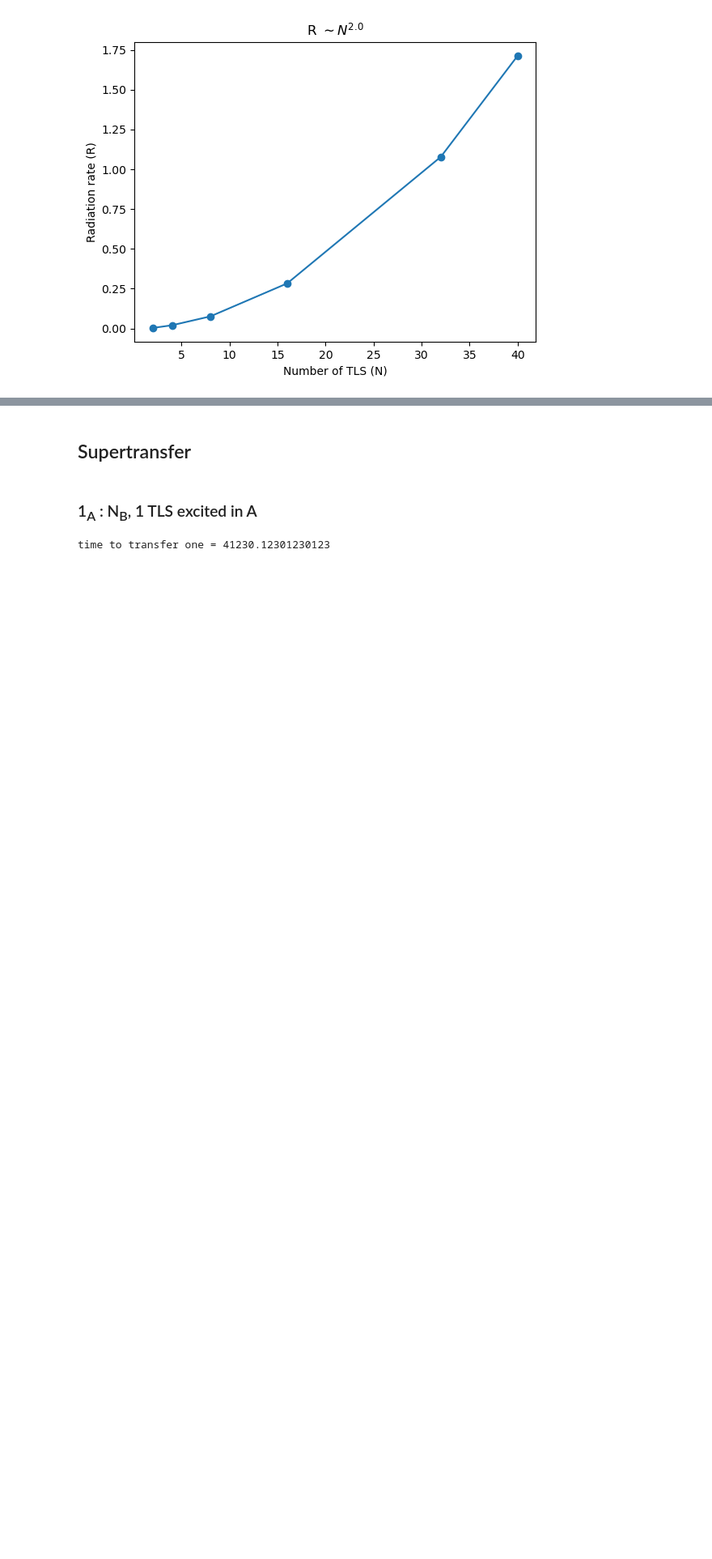
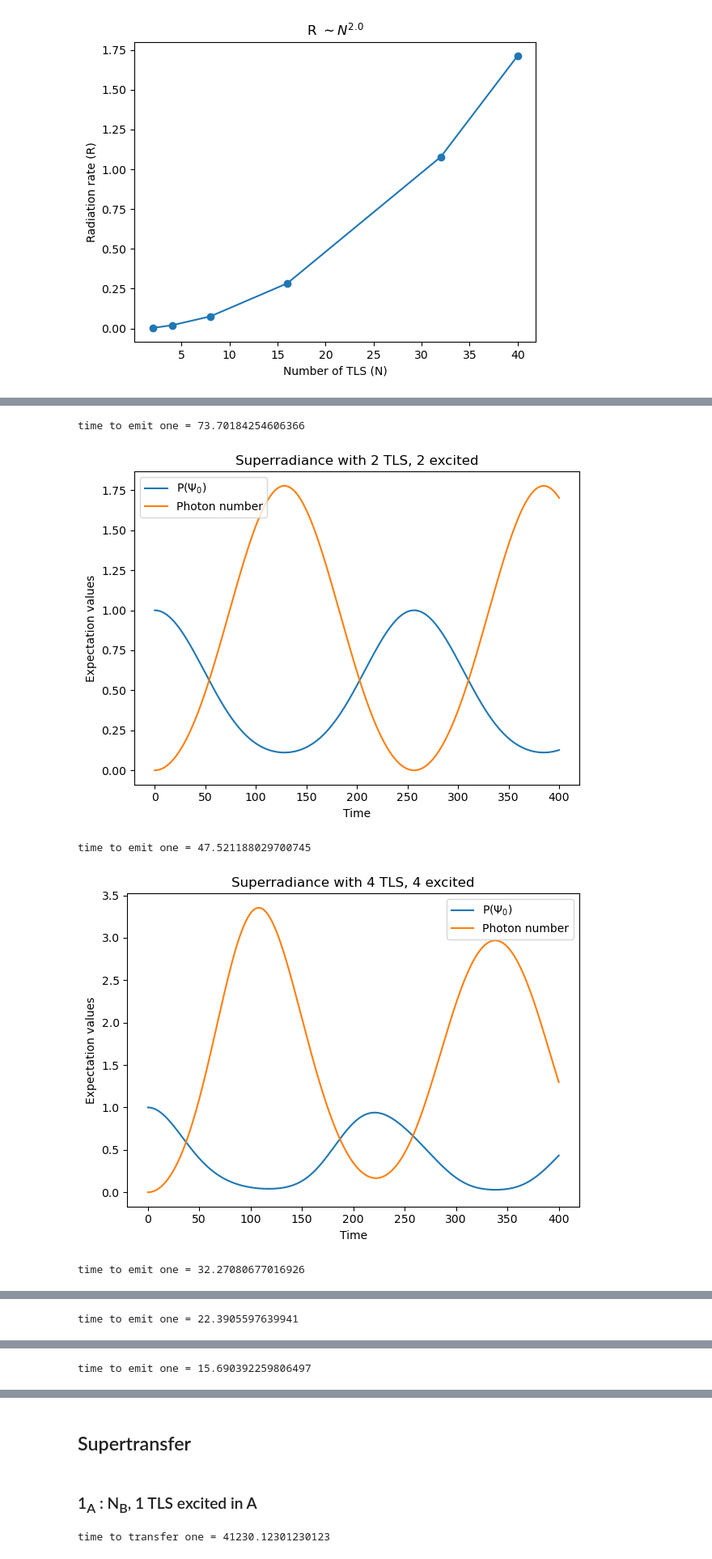
Before and after one commit to project-ida/two-state-quantum-systems, a Jupyter notebook: 06D-many-two-state-systems.ipynb, the cells around one changed output, grey strips where cells are left out. Shown at 81% size. Cells and saved outputs as stored; diff of their text form; code cells hidden in the pictures; blank space fills up the shorter version.

Commit message:
Updates many two state systems

```diff
--- a/06D-many-two-state-systems.ipynb
+++ b/06D-many-two-state-systems.ipynb
@@ -206,7 +269,7 @@ for N in Ns:
     num_excited =  1
     max_bosons = num_excited*2
 
-    two_state, bosons, interaction, number, nmm_list = make_operators(max_bosons=max_bosons, parity=0, num_TLS=N)
+    two_state, bosons, interaction, number, nm_list = make_operators(max_bosons=max_bosons, parity=0, num_TLS=N)
 
     psi_atom = basis(len(m_vals(N/2)), N-1)
     psi_field = fock(max_bosons+1, 0)  # Field in vacuum state
@@ -227,7 +290,7 @@ for N in Ns:
     transfer_times.append(time_to_emit_one)
     rates.append(2*np.pi / time_to_emit_one)
 
-    print(f"time to transfer one = {time_to_emit_one}")
+    print(f"time to emit one = {time_to_emit_one}")
 
     plt.figure()
 
@@ -278,7 +341,7 @@ for N in Ns:
     num_excited = N//2 or 1
     max_bosons = num_excited*2
 
-    two_state, bosons, interaction, number, nmm_list = make_operators(max_bosons=max_bosons, parity=0, num_TLS=N)
+    two_state, bosons, interaction, number, nm_list = make_operators(max_bosons=max_bosons, parity=0, num_TLS=N)
 
     psi_atom = basis(len(m_vals(N/2)), N//2)
     psi_field = fock(max_bosons+1, 0)  # Field in vacuum state
@@ -299,7 +362,7 @@ for N in Ns:
     transfer_times.append(time_to_emit_one)
     rates.append(2*np.pi / time_to_emit_one)
 
-    print(f"time to transfer one = {time_to_emit_one}")
+    print(f"time to emit one = {time_to_emit_one}")
 
     plt.figure()
 
@@ -338,0 +404,67 @@ ax.set_ylabel("Radiation rate (R)");
+# %%
+U=0.01
+omega=1
+deltaE=1
+Ns = [2,4,8,16,32]
+transfer_times = []
+rates = []
+
+for N in Ns:
+    num_excited = N
+    max_bosons = num_excited*2
+
+    two_state, bosons, interaction, number, nm_list = make_operators(max_bosons=max_bosons, parity=0, num_TLS=N)
+
+    psi_atom = basis(len(m_vals(N/2)), 0)
+    psi_field = fock(max_bosons+1, 0)  # Field in vacuum state
+    psi0 = tensor(psi_field, psi_atom)
+
+    H = deltaE*two_state  + bosons + U*interaction
+
+
+    # Time list
+    tlist = np.linspace(0,  400, 40000)
+
+
+    # Evolve the system
+    result = mesolve(H, psi0, tlist, [], [psi0*psi0.dag(), number])
+
+    # result = mesolve(H, psi0, tlist, [])
+
+
+    time_to_emit_one = tlist[np.where(np.abs((result.expect[1]-1))<0.01)[0][0]]
+
+    transfer_times.append(time_to_emit_one)
+    rates.append(2*np.pi / time_to_emit_one)
+
+    print(f"time to emit one = {time_to_emit_one}")
+
+    plt.figure()
+
+    plt.title(f"Superradiance with {N} TLS, {num_excited} excited")
+    plt.xlabel("Time")
+    plt.ylabel("Expectation values")
+    plt.plot(tlist, result.expect[0], label="P($\Psi_0$)")
+    plt.plot(tlist, result.expect[1], label="Photon number")
+    plt.legend()
+
+
+    plt.tight_layout()
+    plt.show()
+
+
+    # probabilities=np.abs(result.states)**2
+    # probabilities = probabilities.squeeze()
+
+    # fig, ax = plt.subplots()
+    # lines = ax.plot(tlist, probabilities)
+    # ax.set_ylabel("Probability")
+    # ax.set_xlabel("Time")
+    # ax.legend(lines, nm_list, loc="right")
+    # plt.show();
+# %% [output]
+time to emit one = 73.70184254606366
+[figure, added]
+time to emit one = 47.521188029700745
+[figure, added]
+time to emit one = 32.27080677016926
@@ -338,0 +472 @@ ax.set_ylabel("Radiation rate (R)");
+time to emit one = 22.3905597639941
@@ -338,0 +474 @@ ax.set_ylabel("Radiation rate (R)");
+time to emit one = 15.690392259806497
```
Also changed, not shown: parts of 25 cells of this notebook.
